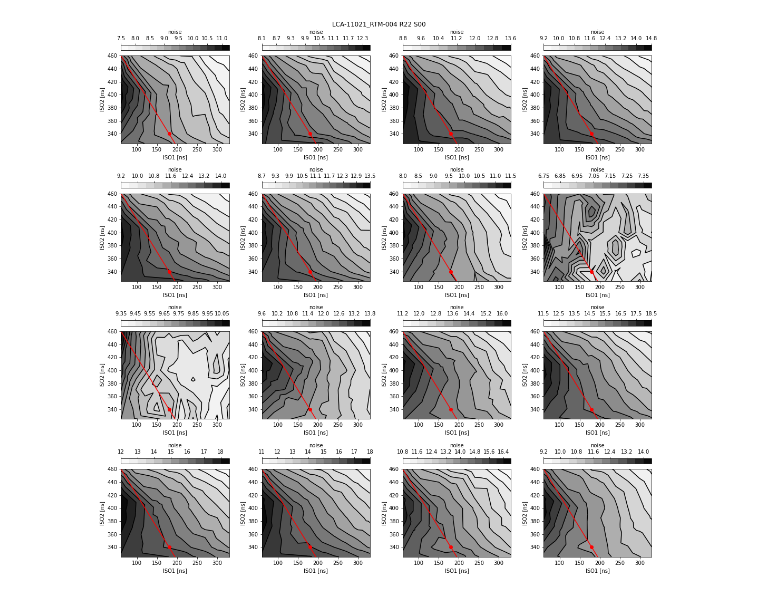
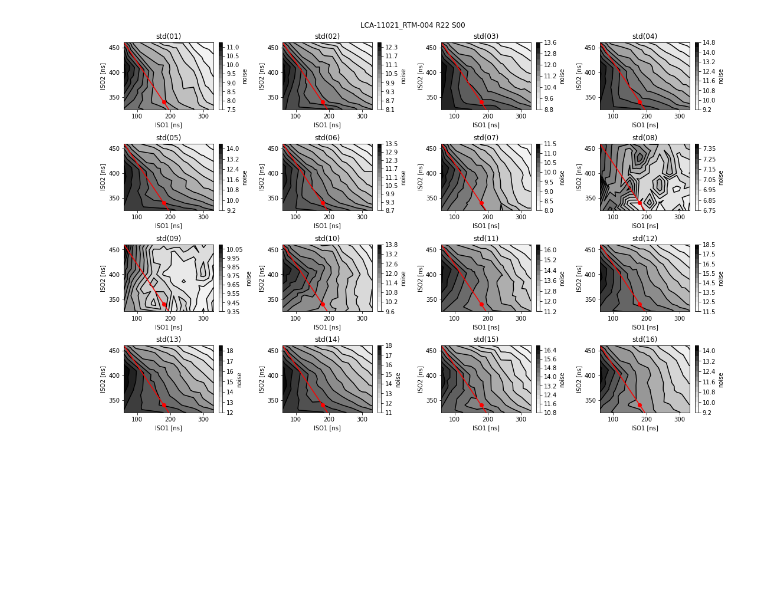
Before and after one commit to youtsumi/GainStabilityRunRTM004, a Jupyter notebook: TimingStudy.ipynb, the cells around one changed output. Drawn from its saved outputs; the diff is of its cells as text; code cells hidden in the pictures; blank space fills up the shorter version.

```diff
--- a/TimingStudy.ipynb
+++ b/TimingStudy.ipynb
@@ -10,4 +10,4 @@ from matplotlib import colors
 import matplotlib
 import matplotlib.tri as tri
 # %%
-files = glob.glob("/gpfs/slac/lsst/fs3/g/data/R_and_D/ts8/20210622/*/*S00.fits")
+files = glob.glob("/gpfs/slac/lsst/fs3/g/data/R_and_D/ts8/20210622timing/*/*S00.fits")
@@ -46,26 +67,26 @@ Table length=63
 | 330 | 415 | 7.911168750243308 | 8.971273312037537 | 9.75348076306838 | 10.340049488299524 | 10.1554266790627 | 9.596796971795769 | 8.39587206345061 | 6.868021571004708 | 9.439954747930804 | 10.298731469360641 | ... |
 | 330 | 460 | 7.5745675696256 | 8.24031614220757 | 8.837704348419082 | 9.391084358617668 | 9.382408575609071 | 8.899669001735235 | 8.09224215067026 | 6.98130283704992 | 9.537915911093883 | 9.807233533170875 | ... |
 # %%
-
 iso1 = filtered["ISO1"].astype(numpy.int32)
 iso2 = filtered["ISO2"].astype(numpy.int32)
 
 x = numpy.arange(iso1.min(), iso1.max())
 
-fig, axs = pylab.subplots(4, 4, figsize=(15,15),facecolor='w')
+fig, axs = pylab.subplots(4, 4, figsize=(15,10),facecolor='w')
 for i, ax in enumerate(axs.flatten()):
     key = "std({:02d})".format(i+1)
     z=filtered[key]
     ax.tricontour(iso1,iso2,z,levels=14,colors="k")
     cntr = ax.tricontourf(iso1,iso2,z,levels=14, cmap="Greys")
-    fig.colorbar(cntr, ax=ax,location="top",orientation="horizontal",label="noise")
+    fig.colorbar(cntr, ax=ax,location="right",orientation="vertical",label="noise")
     ax.set_xlabel("ISO1 [ns]")
     ax.set_ylabel("ISO2 [ns]")
     ax.plot( [180] , [340], "ro" )
     ax.plot( x, -(x-180)+340, "r-" )
+    ax.set_title(key)
     ax.set_xlim( iso1.min(), iso1.max() )
     ax.set_ylim( iso2.min(), iso2.max() )
 pylab.suptitle(" ".join([ table.meta[akey] for akey in ["RAFTNAME","RAFTBAY","CCDSLOT"] ]))
 pylab.tight_layout()
 # %% [output]
-[figure, old version]
+[figure, new version]
```
Also changed, not shown: parts of 1 cell of this notebook.
